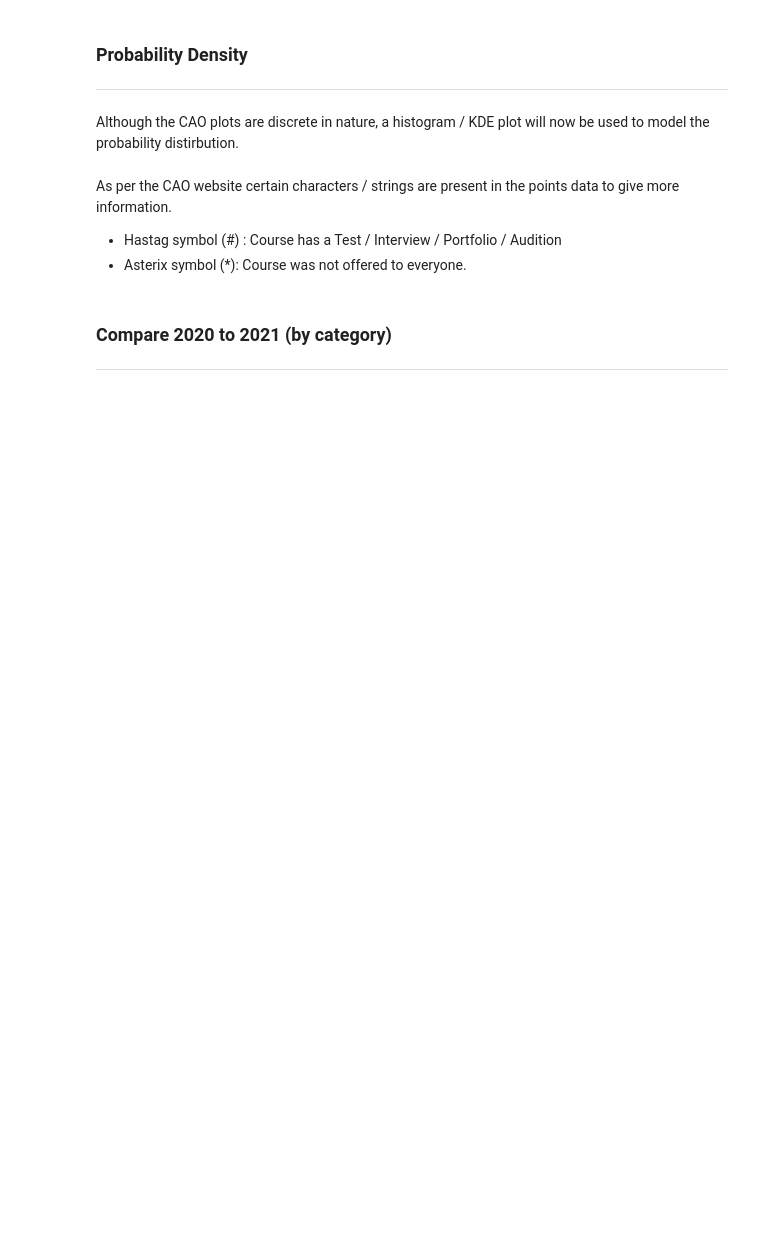
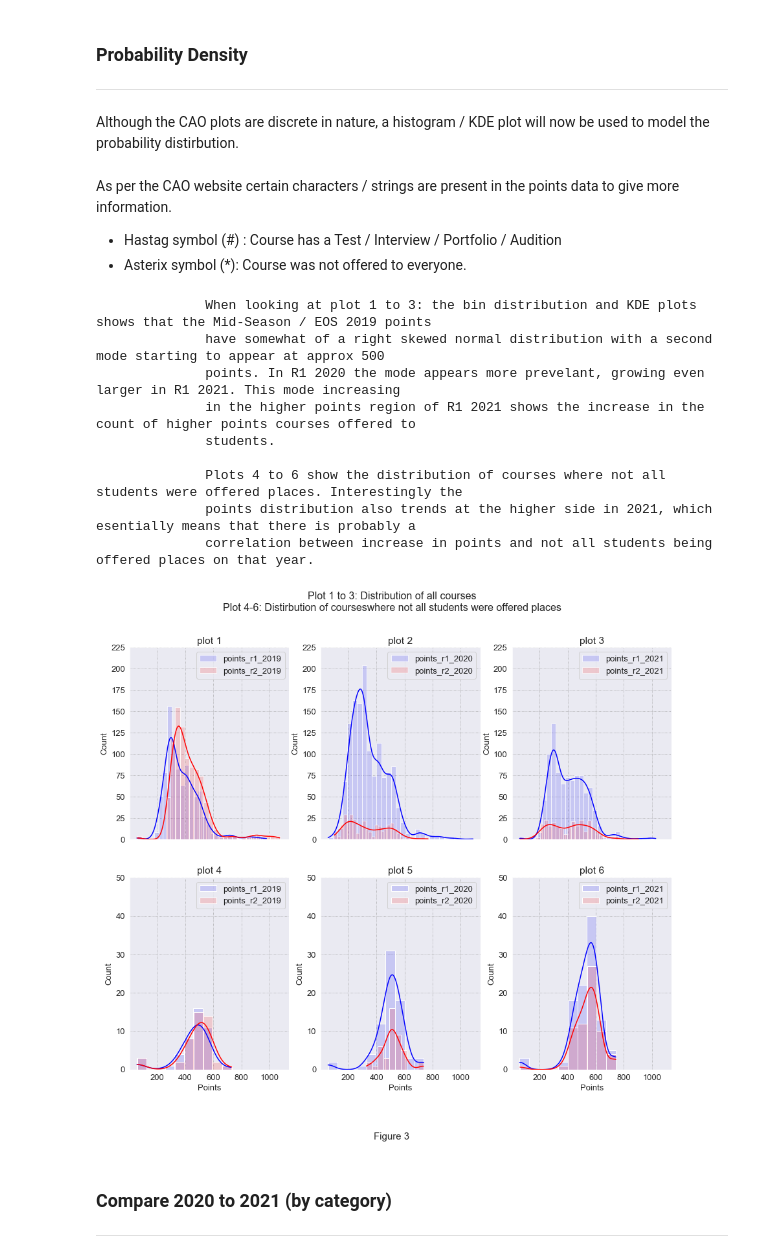
Before and after one commit to CiaranMoran27/Fundamentals-of-Data-Analysis, a Jupyter notebook: cao.ipynb, the cells around one changed output. Saved outputs shown, nothing was run; the diff lists cells and outputs as text; code cells hidden in the pictures; blank space fills up the shorter version.

```diff
--- a/cao.ipynb
+++ b/cao.ipynb
@@ -515,39 +580,63 @@ def plot_hist_multi(df, title, plot_ref, bin_num, y_limit):
 # %%
 # make 2, 3 grid for plotting
 fig, ax = plt.subplots(2, 3, sharex = True, figsize = (15, 12))
 plt.figtext(0.5, 0, 'Figure 3', wrap = True, horizontalalignment = 'center', fontsize = 15);
-fig.suptitle('Plot 1 to 3: Distribution of all courses\nPlot 4-6: Distirbution of courses where not all students were offered places', fontsize=16)
+fig.suptitle('Plot 1 to 3: Distribution of all courses\nPlot 4-6: Distirbution of courses\
+where not all students were offered places', fontsize=16)
 
 
 #filter df for asterix character OR
 #regex = '\*|\#\*'
 regex = '\*'
 df_filtered_2019 = all_courses[all_courses['special_chars_2019'].str.contains(regex)]
 df_filtered_2020 = all_courses[all_courses['special_chars_2020'].str.contains(regex)]
 df_filtered_2021 = all_courses[all_courses['special_chars_2021'].str.contains(regex)]
 
 
 # plot  where no *asterix present
 # i.e remove cases where course was not offered to everyone
-plot_hist_multi(df_filtered_2019[['points_r1_2019', 'points_r2_2019']], 'plot 4', plot_ref = (1, 0), bin_num = 10, y_limit = 50)
-plot_hist_multi(df_filtered_2020[['points_r1_2020', 'points_r2_2020']], 'plot 5', plot_ref = (1, 1), bin_num = 10, y_limit = 50)
-plot_hist_multi(df_filtered_2021[['points_r1_2021', 'points_r2_2021']], 'plot 6', plot_ref = (1, 2), bin_num = 10, y_limit = 50)
+plot_hist_multi(df_filtered_2019[['points_r1_2019', 'points_r2_2019']], 'plot 4', plot_ref = (1, 0),
+                bin_num = 10, y_limit = 50)
 
-#plot 3 years with no filter
-plot_hist_multi(all_courses[['points_r1_2019', 'points_r2_2019']], 'plot 1', plot_ref = (0, 0), bin_num = 30, y_limit = 225)
-plot_hist_multi(all_courses[['points_r1_2020', 'points_r2_2020']], 'plot 2', plot_ref = (0, 1), bin_num = 30, y_limit = 225)
-plot_hist_multi(all_courses[['points_r1_2021', 'points_r2_2021']], 'plot 3', plot_ref = (0, 2), bin_num = 30, y_limit = 225)
+plot_hist_multi(df_filtered_2020[['points_r1_2020', 'points_r2_2020']], 'plot 5', plot_ref = (1, 1),
+                bin_num = 10, y_limit = 50)
+
+plot_hist_multi(df_filtered_2021[['points_r1_2021', 'points_r2_2021']], 'plot 6', plot_ref = (1, 2),
+                bin_num = 10, y_limit = 50)
+
+
+# plot 3 years with no filter
+plot_hist_multi(all_courses[['points_r1_2019', 'points_r2_2019']], 'plot 1', plot_ref = (0, 0),
+                bin_num = 30, y_limit = 225)
+
+plot_hist_multi(all_courses[['points_r1_2020', 'points_r2_2020']], 'plot 2', plot_ref = (0, 1),
+                bin_num = 30, y_limit = 225)
+
+plot_hist_multi(all_courses[['points_r1_2021', 'points_r2_2021']], 'plot 3', plot_ref = (0, 2),
+                bin_num = 30, y_limit = 225)
+
 
 
 string_spacer = [' ' * 14 for i in range(8)]
 print('\n{}When looking at plot 1 to 3: the bin distribution and KDE plots shows that the Mid-Season / EOS 2019 points\n\
 {}have somewhat of a right skewed normal distribution with a second mode starting to appear at approx 500\n\
 {}points. In R1 2020 the mode appears more prevelant, growing even larger in R1 2021. This mode increasing\n\
 {}in the higher points region of R1 2021 shows the increase in the count of higher points courses offered to\n\
 {}students.\n\n\
 {}Plots 4 to 6 show the distribution of courses where not all students were offered places. Interestingly the\n\
 {}points distribution also trends at the higher side in 2021, which esentially means that there is probably a\n\
 {}correlation between increase in points and not all students being offered places on that year.\n'.format(*string_spacer))
+# %% [output]
+              When looking at plot 1 to 3: the bin distribution and KDE plots shows that the Mid-Season / EOS 2019 points
+              have somewhat of a right skewed normal distribution with a second mode starting to appear at approx 500
+              points. In R1 2020 the mode appears more prevelant, growing even larger in R1 2021. This mode increasing
+              in the higher points region of R1 2021 shows the increase in the count of higher points courses offered to
+              students.
+
+              Plots 4 to 6 show the distribution of courses where not all students were offered places. Interestingly the
+              points distribution also trends at the higher side in 2021, which esentially means that there is probably a
+              correlation between increase in points and not all students being offered places on that year.
+[figure, added]
 # %% [markdown]
 ### Compare 2020 to 2021 (by category)
 ***
```
Also changed, not shown: parts of 33 cells of this notebook.
